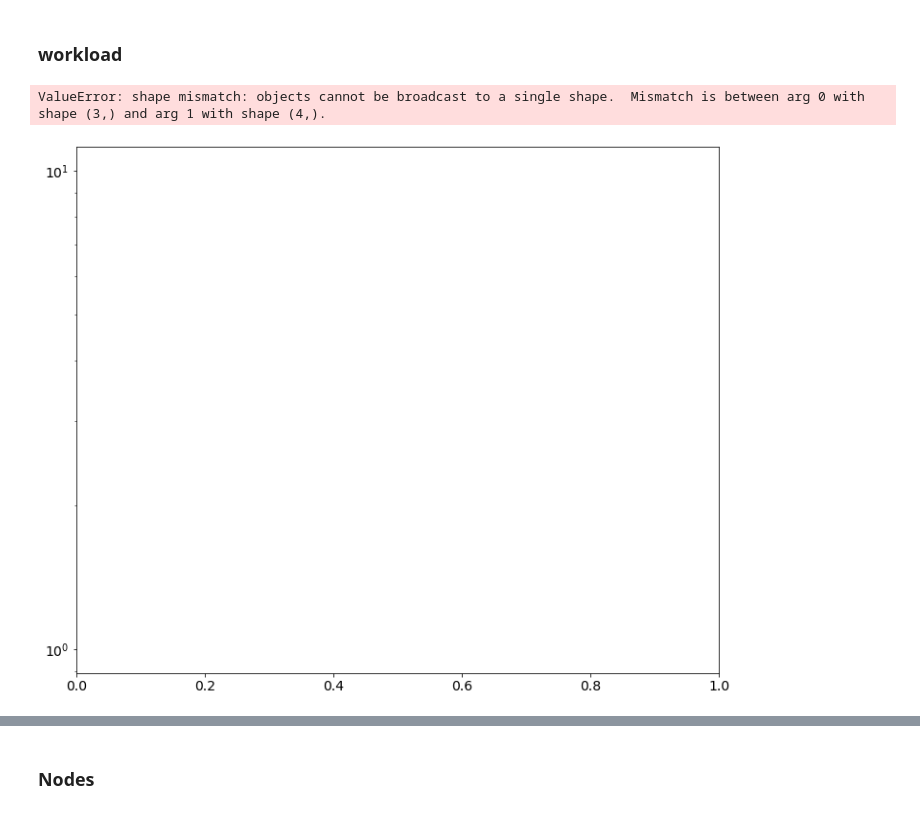
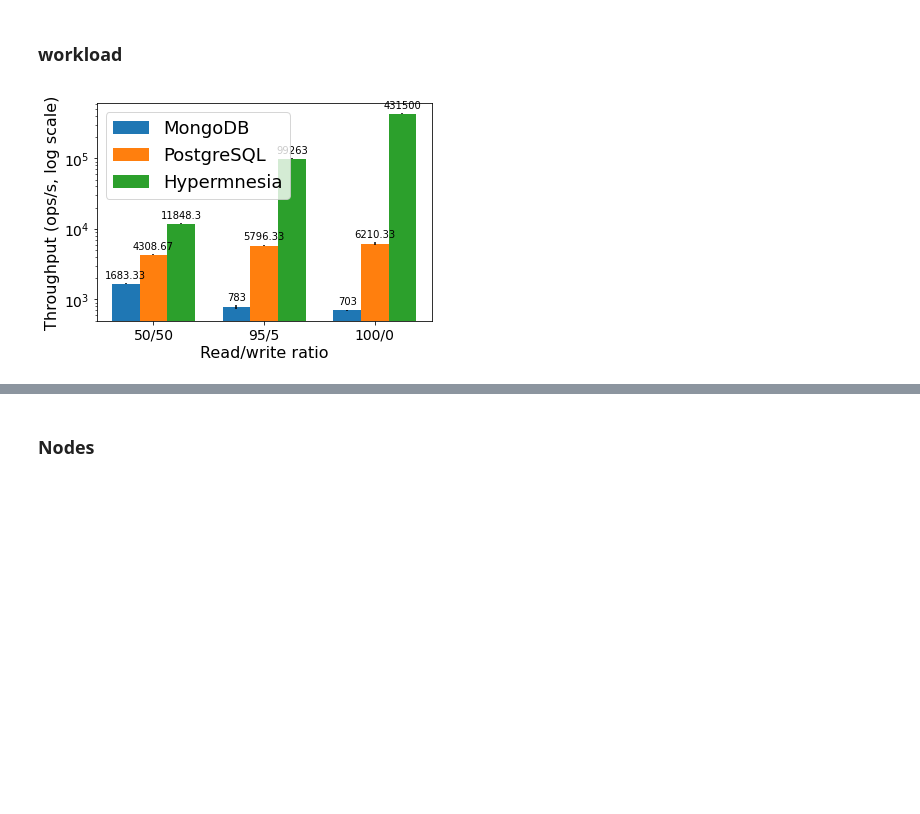
Before and after one commit to Vincent-lau/hypermnesia_eval, a Jupyter notebook: graphs/plot.ipynb, the cells around one changed output, grey strips where cells are left out. Drawn from its saved outputs; the diff is of its cells as text; code cells hidden in the pictures; blank space fills up the shorter version.

Commit message:
graph update

```diff
--- a/graphs/plot.ipynb
+++ b/graphs/plot.ipynb
@@ -5,13 +7,13 @@ from palettable.colorbrewer.qualitative import Set2_7
 # %%
 cs = ['tab:blue', 'tab:orange', 'tab:green', 'tab:red', 'tab:purple', 'tab:brown', 'tab:pink', 'tab:gray', 'tab:olive', 'tab:cyan']
 params = {
-   'axes.labelsize': 16,
+   'axes.labelsize': 26,
    'font.size': 14,
    'legend.fontsize': 18,
    'xtick.labelsize': 14,
    'ytick.labelsize': 14,
    'text.usetex': False,
-   'figure.figsize': [7, 5],
+   'figure.figsize': [8, 5],
    'hist.bins': 20,
 }
 rcParams = plt.rcParams
@@ -251,45 +296,47 @@ NameError: name 'plt' is not defined
 #                 [6314, 5888, 6429], [3144, 3134, 3148]]
 # mnesia_tps = [6330, 11401, 8811, 9948, 11878,
 #               26866, 19832, 55635, 55134, 1167570]
 
 
-workload_type = ['50/50', '95/5', '100/0', 'RMW']
 
-mongodb_tps = np.array([[np.mean(tp), np.std(tp)] for tp in mongodb_tps])
+workload_type = ['50/50', '95/5', '100/0']
+mongodb_tps = [[1688, 1674, 1688], [719, 826, 804], [685, 704, 720]]
+postgres_tps = [[4268, 4262, 4396], [5637, 5799, 5953], [6314, 5888, 6429]]
+mnesia_tps = [[11878, 11658, 12009], [98304, 98342, 101143], [425875, 438603,430022]]
+# mnesia_tps = np.array([[11878, 0], [55134, 0], [1167570,0]])
 
-postgres_tps = np.array([[np.mean(tp), np.std(tp)] for tp in postgres_tps])
 
 rw_ratio = [i * 0.1 for i in range(1, 10)]
-mnesia_tps = np.array([[11878, 0], [55134, 0], [1167570,0], [0, 0]])
+mongodb_tps = np.array([[np.mean(tp), np.std(tp)] for tp in mongodb_tps])
+postgres_tps = np.array([[np.mean(tp), np.std(tp)] for tp in postgres_tps])
+mnesia_tps = np.array([[np.mean(tp), np.std(tp)] for tp in mnesia_tps])
+
 
 tps = {
-    'mongodb': mongodb_tps,
-    'postgresql': postgres_tps,
-    'mnesia': mnesia_tps
+    'MongoDB': mongodb_tps,
+    'PostgreSQL': postgres_tps,
+    'Hypermnesia': mnesia_tps
 }
 x = np.arange(len(workload_type))  # the label locations
 width = 0.25  # the width of the bars
 multiplier = 0
 
-fig, ax = plt.subplots(layout='constrained')
-fig.set_size_inches(10, 8)
+fig, ax = plt.subplots()
 
 for db, tps in tps.items():
        offset = width * multiplier
        rects = ax.bar(x + offset, tps[:, 0], yerr=tps[:, 1], width=width, label=db, log=True)
        ax.bar_label(rects, padding=3)
        multiplier += 1
 
 
-
 ax.set_ylabel('Throughput (ops/s, log scale)')
 ax.set_xticks(x + width, workload_type)
 ax.set_xlabel('Read/write ratio')
 ax.legend()
 
-fig.savefig('tp_workload.jpg')
+fig.savefig('tp_workload_all.pdf')
 # %% [output]
-ValueError: shape mismatch: objects cannot be broadcast to a single shape.  Mismatch is between arg 0 with shape (3,) and arg 1 with shape (4,).
-[figure, old version]
+[figure, new version]
 # %%
 # ms 100000 ops
```
Also changed, not shown: parts of 8 cells of this notebook, 12 other files.
